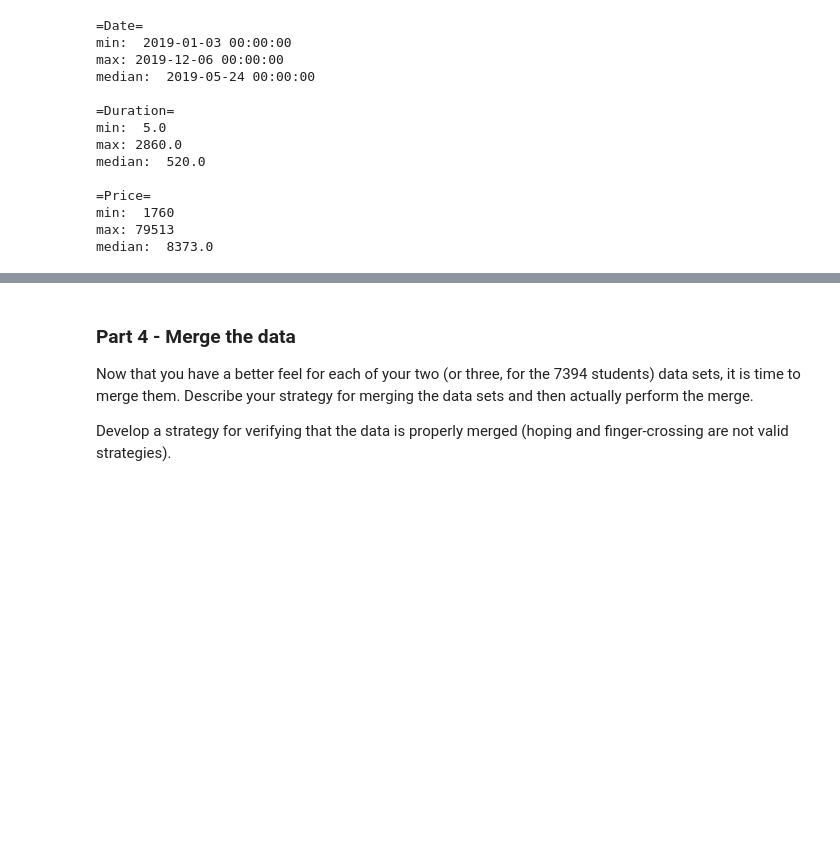
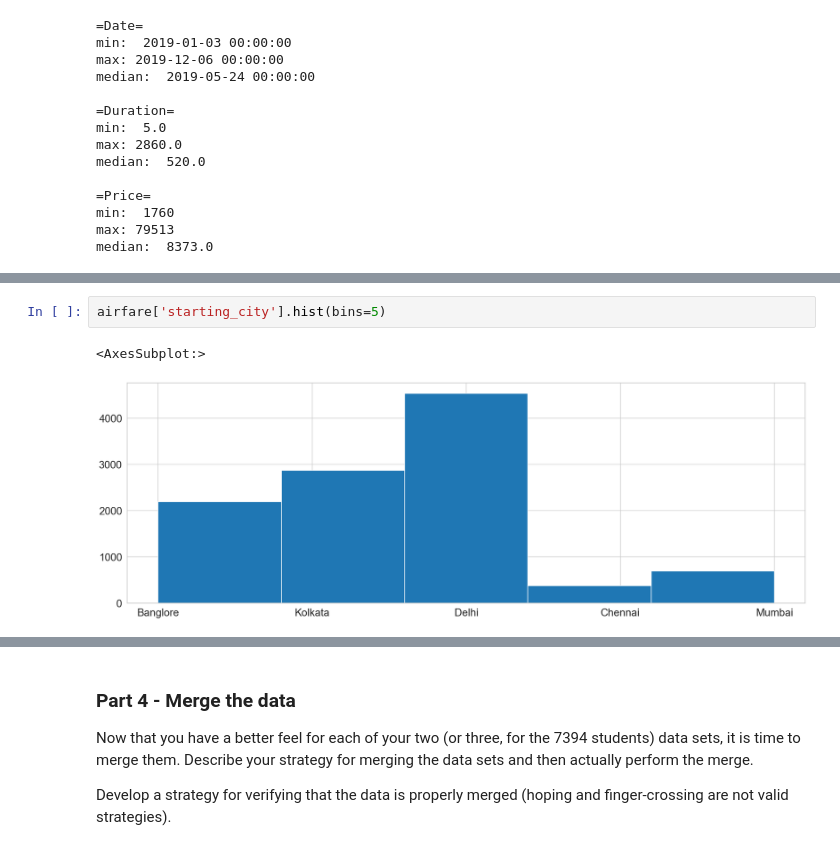
Before and after one commit to SaltyPeachcake/TurtleDucks, a Jupyter notebook: Project02.ipynb, the cells around one changed output, grey strips where cells are left out. Drawn from its saved outputs; the diff is of its cells as text; blank space fills up the shorter version.

```diff
--- a/Project02.ipynb
+++ b/Project02.ipynb
@@ -309,0 +329,5 @@ airfare['airline'].hist(bins=12)
+# %%
+airfare['starting_city'].hist(bins=5)
+# %% [output]
+<AxesSubplot:>
+[figure, added]
```
Also changed, not shown: parts of 17 cells of this notebook.
